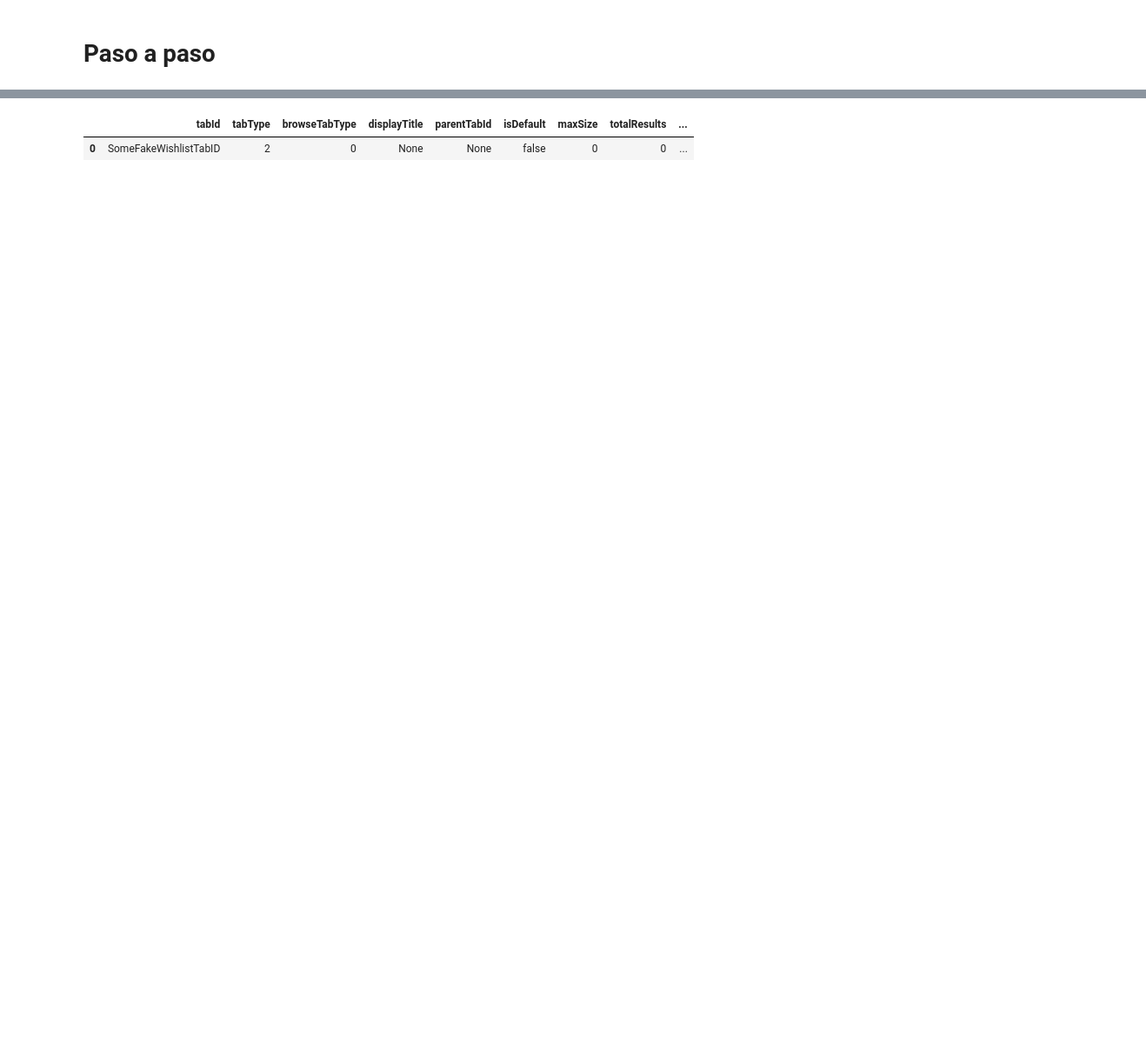
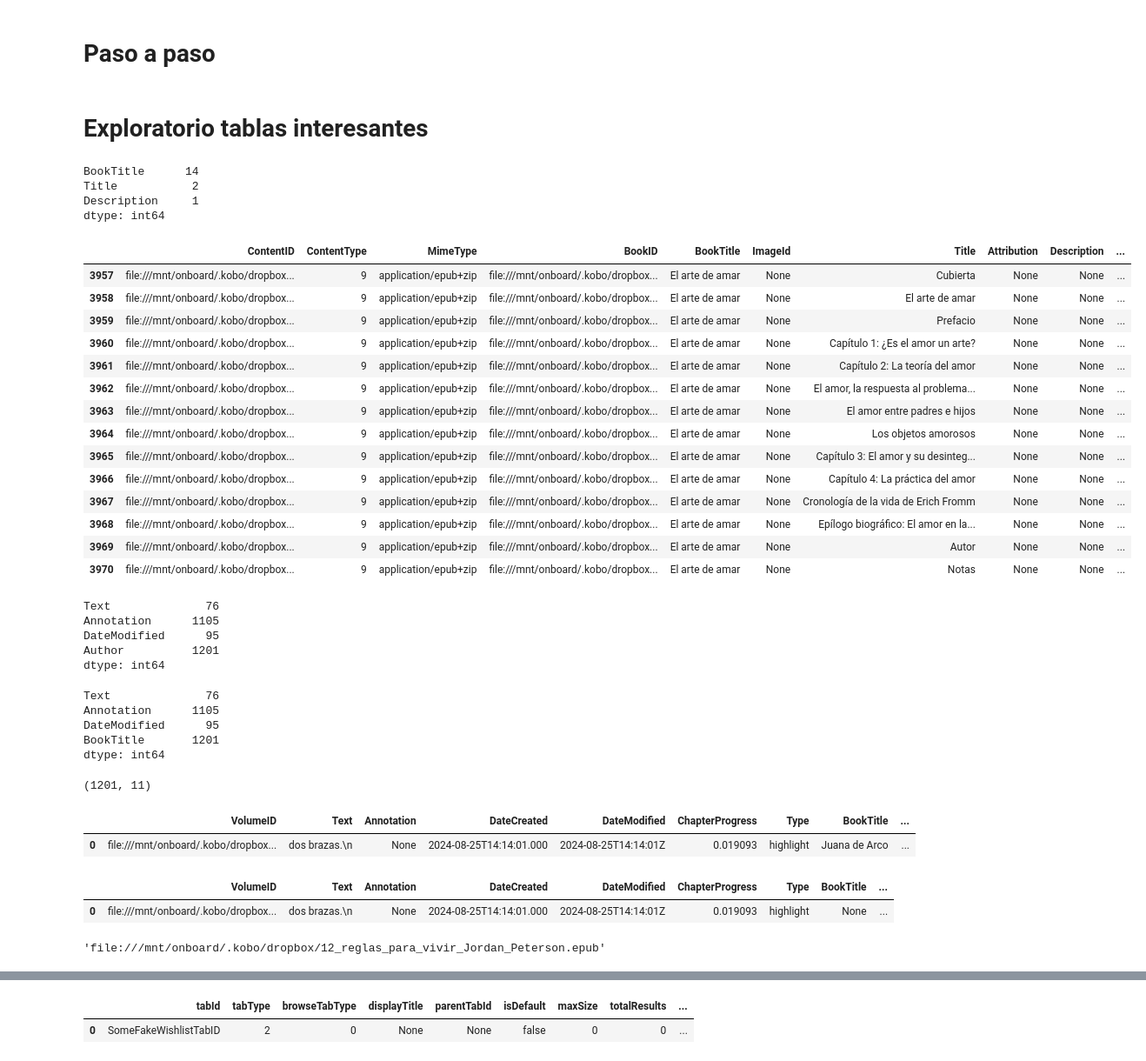
Before and after one commit to jaguirrepeman/koboannotations, a Jupyter notebook: notebook_kobo.ipynb, the cells around one changed output, grey strips where cells are left out. Shown at 87% size. Cells and saved outputs as stored; diff of their text form; code cells hidden in the pictures; blank space fills up the shorter version.

Commit message:
Finalizada limpieza de anotaciones en sqlite

```diff
--- a/notebook_kobo.ipynb
+++ b/notebook_kobo.ipynb
@@ -33,6 +14,10 @@ book_annotations
+# %%
+pd.options.display.max_columns = None
 # %% [markdown]
 # Paso a paso
 # %%
 db_path = "KoboReader.sqlite"  # Ruta a tu archivo SQLite
 db = SQLiteWrapper(db_path)
 db.connect()  # Establecer conexión
+# %% [markdown]
+# Exploratorio tablas interesantes
@@ -38,0 +75,28 @@ db.connect()  # Establecer conexión
+# %%
+content_df.astype(str).apply(lambda x: x.str.contains("arte de amar"))\
+    .sum().loc[lambda x: x>0]
+# %% [output]
+BookTitle      14
+Title           2
+Description     1
+dtype: int64
+# %%
+content_df\
+    .loc[lambda x: x.BookTitle.notna()]\
+    .loc[lambda x: x.BookTitle.str.contains("arte de amar")]
+# %% [output]
+|  | ContentID | ContentType | MimeType | BookID | BookTitle | ImageId | Title | Attribution | Description | ... |
+| 3957 | file:///mnt/onboard/.kobo/dropbox... | 9 | application/epub+zip | file:///mnt/onboard/.kobo/dropbox... | El arte de amar | None | Cubierta | None | None | ... |
+| 3958 | file:///mnt/onboard/.kobo/dropbox... | 9 | application/epub+zip | file:///mnt/onboard/.kobo/dropbox... | El arte de amar | None | El arte de amar | None | None | ... |
+| 3959 | file:///mnt/onboard/.kobo/dropbox... | 9 | application/epub+zip | file:///mnt/onboard/.kobo/dropbox... | El arte de amar | None | Prefacio | None | None | ... |
+| 3960 | file:///mnt/onboard/.kobo/dropbox... | 9 | application/epub+zip | file:///mnt/onboard/.kobo/dropbox... | El arte de amar | None | Capítulo 1: ¿Es el amor un arte? | None | None | ... |
+| 3961 | file:///mnt/onboard/.kobo/dropbox... | 9 | application/epub+zip | file:///mnt/onboard/.kobo/dropbox... | El arte de amar | None | Capítulo 2: La teoría del amor | None | None | ... |
+| 3962 | file:///mnt/onboard/.kobo/dropbox... | 9 | application/epub+zip | file:///mnt/onboard/.kobo/dropbox... | El arte de amar | None | El amor, la respuesta al problema... | None | None | ... |
+| 3963 | file:///mnt/onboard/.kobo/dropbox... | 9 | application/epub+zip | file:///mnt/onboard/.kobo/dropbox... | El arte de amar | None | El amor entre padres e hijos | None | None | ... |
+| 3964 | file:///mnt/onboard/.kobo/dropbox... | 9 | application/epub+zip | file:///mnt/onboard/.kobo/dropbox... | El arte de amar | None | Los objetos amorosos | None | None | ... |
+| 3965 | file:///mnt/onboard/.kobo/dropbox... | 9 | application/epub+zip | file:///mnt/onboard/.kobo/dropbox... | El arte de amar | None | Capítulo 3: El amor y su desinteg... | None | None | ... |
+| 3966 | file:///mnt/onboard/.kobo/dropbox... | 9 | application/epub+zip | file:///mnt/onboard/.kobo/dropbox... | El arte de amar | None | Capítulo 4: La práctica del amor | None | None | ... |
+| 3967 | file:///mnt/onboard/.kobo/dropbox... | 9 | application/epub+zip | file:///mnt/onboard/.kobo/dropbox... | El arte de amar | None | Cronología de la vida de Erich Fromm | None | None | ... |
+| 3968 | file:///mnt/onboard/.kobo/dropbox... | 9 | application/epub+zip | file:///mnt/onboard/.kobo/dropbox... | El arte de amar | None | Epílogo biográfico: El amor en la... | None | None | ... |
+| 3969 | file:///mnt/onboard/.kobo/dropbox... | 9 | application/epub+zip | file:///mnt/onboard/.kobo/dropbox... | El arte de amar | None | Autor | None | None | ... |
+| 3970 | file:///mnt/onboard/.kobo/dropbox... | 9 | application/epub+zip | file:///mnt/onboard/.kobo/dropbox... | El arte de amar | None | Notas | None | None | ... |
@@ -38,0 +117,30 @@ db.connect()  # Establecer conexión
+# %%
+anotaciones_df.isna().sum().loc[lambda x: x>0]
+# %% [output]
+Text              76
+Annotation      1105
+DateModified      95
+Author          1201
+dtype: int64
+# %%
+anotaciones_df2.isna().sum().loc[lambda x: x>0]
+# %% [output]
+Text              76
+Annotation      1105
+DateModified      95
+BookTitle       1201
+dtype: int64
+# %%
+anotaciones_df2.shape
+# %% [output]
+(1201, 11)
+# %%
+anotaciones_df.head(1)
+# %% [output]
+|  | VolumeID | Text | Annotation | DateCreated | DateModified | ChapterProgress | Type | BookTitle | ... |
+| 0 | file:///mnt/onboard/.kobo/dropbox... | dos brazas.\n | None | 2024-08-25T14:14:01.000 | 2024-08-25T14:14:01Z | 0.019093 | highlight | Juana de Arco | ... |
+# %%
+anotaciones_df2.head(1)
+# %% [output]
+|  | VolumeID | Text | Annotation | DateCreated | DateModified | ChapterProgress | Type | BookTitle | ... |
+| 0 | file:///mnt/onboard/.kobo/dropbox... | dos brazas.\n | None | 2024-08-25T14:14:01.000 | 2024-08-25T14:14:01Z | 0.019093 | highlight | None | ... |
@@ -38,0 +149,4 @@ db.connect()  # Establecer conexión
+# %%
+libros_df.head().VolumeID.values[0]
+# %% [output]
+'file:///mnt/onboard/.kobo/dropbox/12_reglas_para_vivir_Jordan_Peterson.epub'
```
Also changed, not shown: parts of 32 cells of this notebook, 1 other file.
